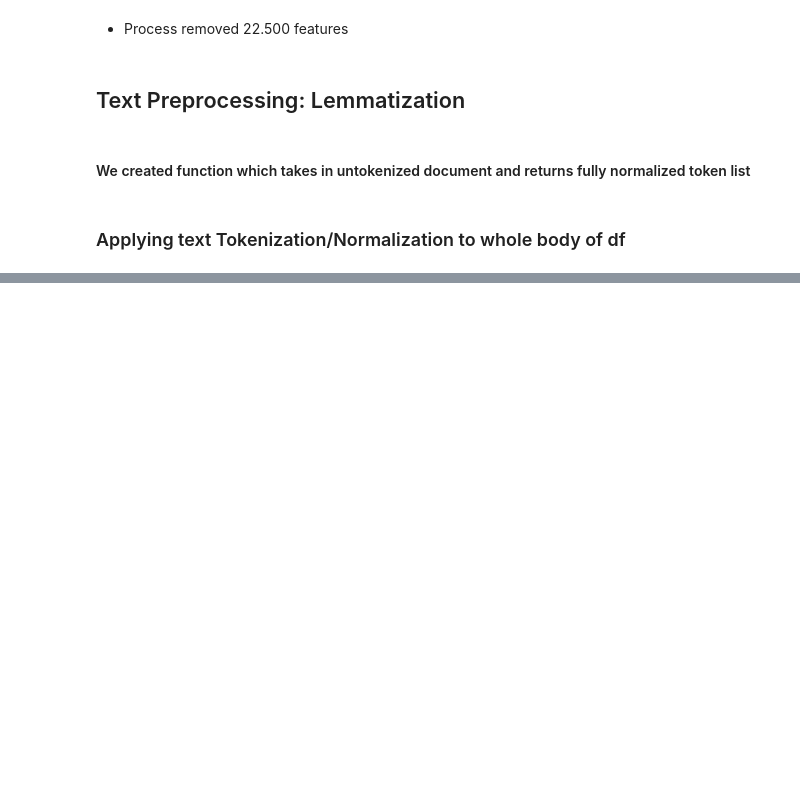
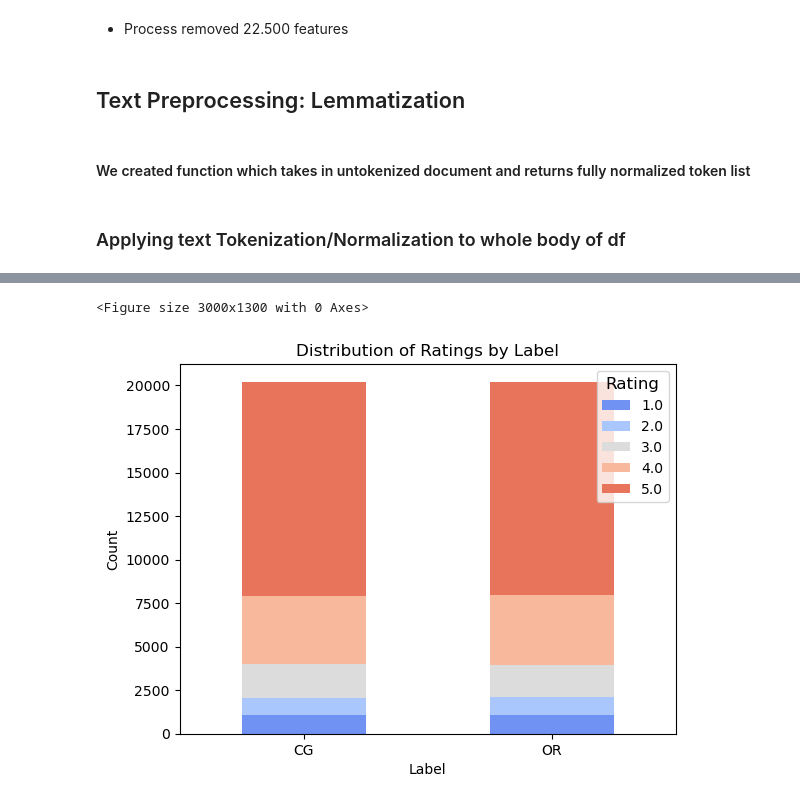
Before and after one commit to serbinaekaterinai/NLP-Review-Detector, a Jupyter notebook: Ekaterina/Project.ipynb, the cells around one changed output, grey strips where cells are left out. Saved outputs shown, nothing was run; the diff lists cells and outputs as text; code cells hidden in the pictures; blank space fills up the shorter version.

```diff
--- a/Ekaterina/Project.ipynb
+++ b/Ekaterina/Project.ipynb
@@ -204,0 +242,19 @@ Name: text_, Length: 40432, dtype: object
+# %%
+# Calculate the distribution of ratings for each label
+label_rating_distribution = df.groupby(['label', 'rating']).size().unstack(fill_value=0)
+# %%
+# Plotting a stacked bar chart to visualize the distribution of ratings for each label
+colors = sns.color_palette("coolwarm", n_colors=5)
+
+
+plt.figure(figsize=(30, 13))
+label_rating_distribution.plot(kind='bar', stacked=True, color=colors)
+plt.title('Distribution of Ratings by Label')
+plt.xlabel('Label')
+plt.ylabel('Count')
+plt.xticks(rotation=0)
+plt.legend(title='Rating', labels=[1.0, 2.0, 3.0, 4.0, 5.0], loc='upper right', title_fontsize='12')
+plt.show()
+# %% [output]
+<Figure size 3000x1300 with 0 Axes>
+[figure, added]
```
Also changed, not shown: parts of 33 cells of this notebook, 7 other files.
